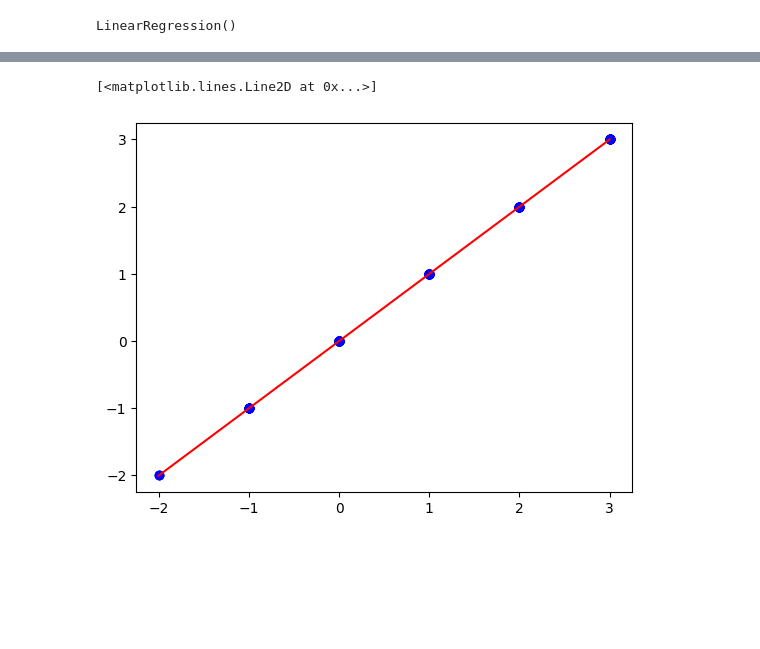
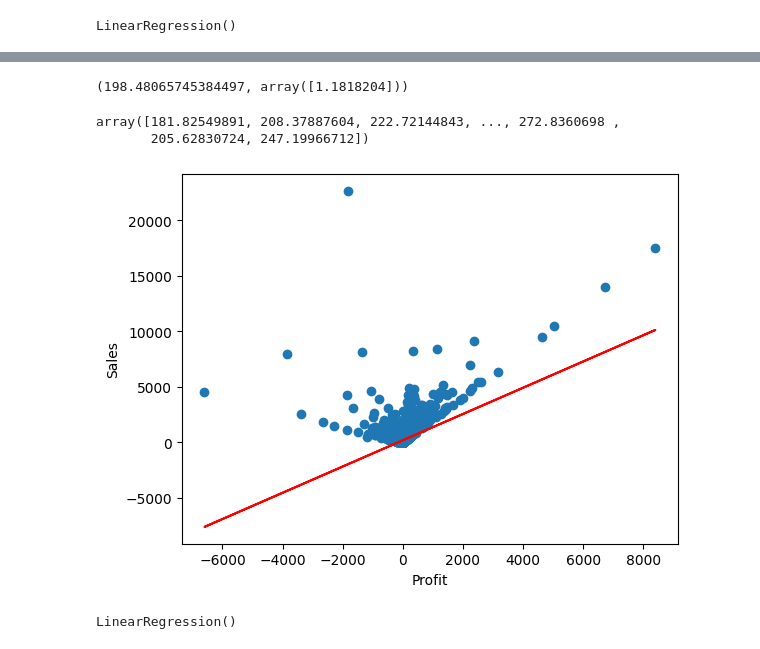
Before and after one commit to Sailappansivan/Machine-learning, a Jupyter notebook: Linear_regression.ipynb, the cells around one changed output, grey strips where cells are left out. Saved outputs shown, nothing was run; the diff lists cells and outputs as text; code cells hidden in the pictures; blank space fills up the shorter version.

```diff
--- a/Linear_regression.ipynb
+++ b/Linear_regression.ipynb
@@ -77,0 +155,3 @@ print(x_train.shape[0]/206 ,x_test.shape[0]/206)
+# %%
+X_train = np.array(X_train).reshape(-1, 1)
+X_train
@@ -78,6 +177,6 @@ print(x_train.shape[0]/206 ,x_test.shape[0]/206)
 # %%
 from sklearn.linear_model import LinearRegression
-linear = LinearRegression()
-linear.fit(x_train ,y_train)
+lr = LinearRegression()
+lr.fit(X_train, y_train)
 # %% [output]
 LinearRegression()
@@ -111,6 +182,0 @@ y,[[-2]],[3]
-# %%
-plt.scatter(temp, x,c='blue')
-plt.plot([x_min[0], x_max[0]], [y_min[0], y_max[0]], c='red')
-# %% [output]
-[<matplotlib.lines.Line2D at 0x...>]
-[figure, removed]
@@ -116,0 +186,23 @@ plt.plot([x_min[0], x_max[0]], [y_min[0], y_max[0]], c='red')
+# %%
+c,m
+# %% [output]
+(198.48065745384497, array([1.1818204]))
+# %%
+y_train_predict = lr.predict(X_train)
+# %%
+y_train_predict.flatten()
+# %% [output]
+array([181.82549891, 208.37887604, 222.72144843, ..., 272.8360698 ,
+       205.62830724, 247.19966712])
+# %%
+plt.scatter(X_train, y_train)
+plt.xlabel("Profit")
+plt.ylabel("Sales")
+plt.plot(X_train, y_train_predict, color="red")
+plt.show()
+# %% [output]
+[figure, added]
+# %%
+df
+# %% [output]
+LinearRegression()
```
Also changed, not shown: parts of 35 cells of this notebook.
